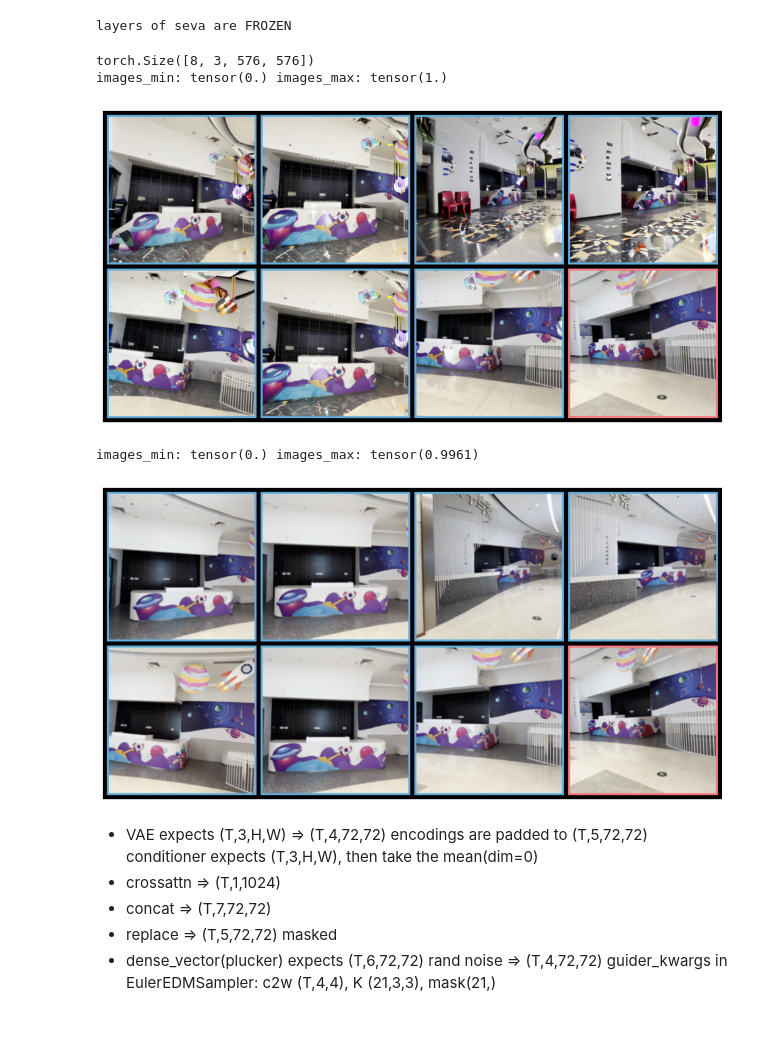
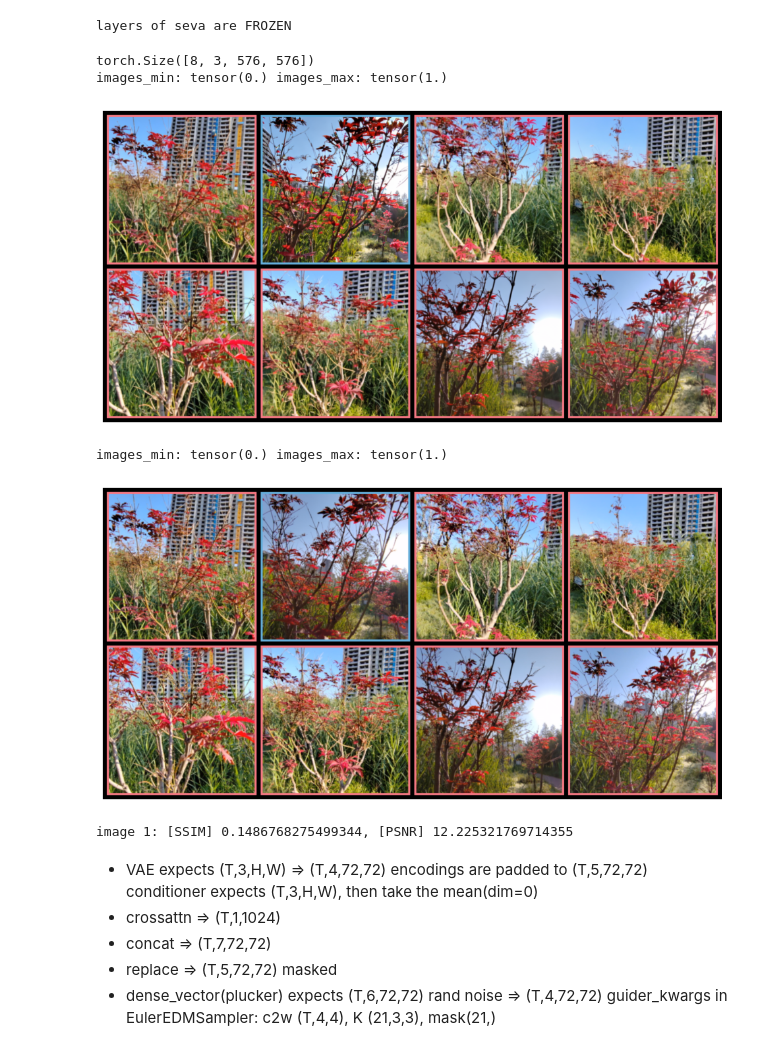
Before and after one commit to nviolante25/stable-virtual-camera, a Jupyter notebook: test_samples.ipynb, the cells around one changed output. Saved outputs shown, nothing was run; the diff lists cells and outputs as text; code cells hidden in the pictures.

```diff
--- a/test_samples.ipynb
+++ b/test_samples.ipynb
@@ -12,19 +12,19 @@ from sgm.data.dataset import DL3DVDataset
 from seva.data.mvh_dataloader import MVHumanNetDataset
 
 
-# dataset = DL3DVDataset(
-#     dataset_dir="/workspace/leovol/dl3dv-480P-new",
-#     colmap_dir="/workspace/leovol/dl3dv-colmap-new",
+dataset = DL3DVDataset(
+    dataset_dir="/workspace/leovol/dl3dv-480P-new",
+    colmap_dir="/workspace/leovol/dl3dv-colmap-new",
+    num_images=8,
+    latents_dir="/workspace/leovol/dl3dv-latents",
+    levels=["1K"]
+)
+
+# dataset = MVHumanNetDataset(
+#     dataset_dir="/home/stone/dev/datasets/mvh_net_samples",
 #     num_images=8,
-#     latents_dir="/workspace/leovol/dl3dv-latents",
+#     latents_dir="/home/stone/dev/datasets/mvh_net_samples/latents",
 #     levels=["1K"]
 # )
 
-dataset = MVHumanNetDataset(
-    dataset_dir="/home/stone/dev/datasets/mvh_net_samples",
-    num_images=8,
-    latents_dir="/home/stone/dev/datasets/mvh_net_samples/latents",
-    levels=["1K"]
-)
-
 loader = DataLoader(dataset, batch_size=1, shuffle=True, num_workers=0)
@@ -277,36 +446,41 @@ with torch.inference_mode():
         "crossattn": uc_crossattn,
         "replace": uc_replace,
         "concat": uc_concat,
         "dense_vector": uc_dense_vector,
     }
 
     randn = torch.randn(T, 4, 72, 72).to("cuda")
     samples_z = sampler(
         lambda input, sigma, c: denoiser(
             model,
             input,
             sigma,
             c,
             **additional_model_inputs,
         ),
         randn,
         scale=2.0, #cfg
         cond=c,
         uc=uc,
         **{"c2w": batch["c2ws"].reshape(T,4,4).to("cuda"),
         "K": batch["Ks"].reshape(T,3,3).to("cuda"),
         "input_frame_mask": input_masks.to("cuda")},
     )
     samples = ae.decode(samples_z, chunk_size=1)
 print(samples.shape)
 show_tensor_batch(samples.to("cpu"), masks=input_masks.to("cpu"))
 show_tensor_batch(frames.to("cpu"), masks=input_masks.to("cpu"))
+
+for i in range(T):
+    if input_masks[i] == 0: # if target frame
+        print(f"image {i}: [SSIM] {compute_ssim(samples[i:i+1], frames[i:i+1])}, [PSNR] {compute_psnr(samples[i:i+1], frames[i:i+1])}")
 # %% [output]
 torch.Size([8, 3, 576, 576])
 images_min: tensor(0.) images_max: tensor(1.)
-[figure, old version]
+[figure, new version]
-images_min: tensor(0.) images_max: tensor(0.9961)
+images_min: tensor(0.) images_max: tensor(1.)
-[figure, old version]
+[figure, new version]
+image 1: [SSIM] 0.1486768275499344, [PSNR] 12.225321769714355
 # %%
 # def run_one_scene(model, conditioner, sigma_sampler, denoiser, batch):
 #     with torch.no_grad():
```
Also changed, not shown: parts of 4 cells of this notebook.
